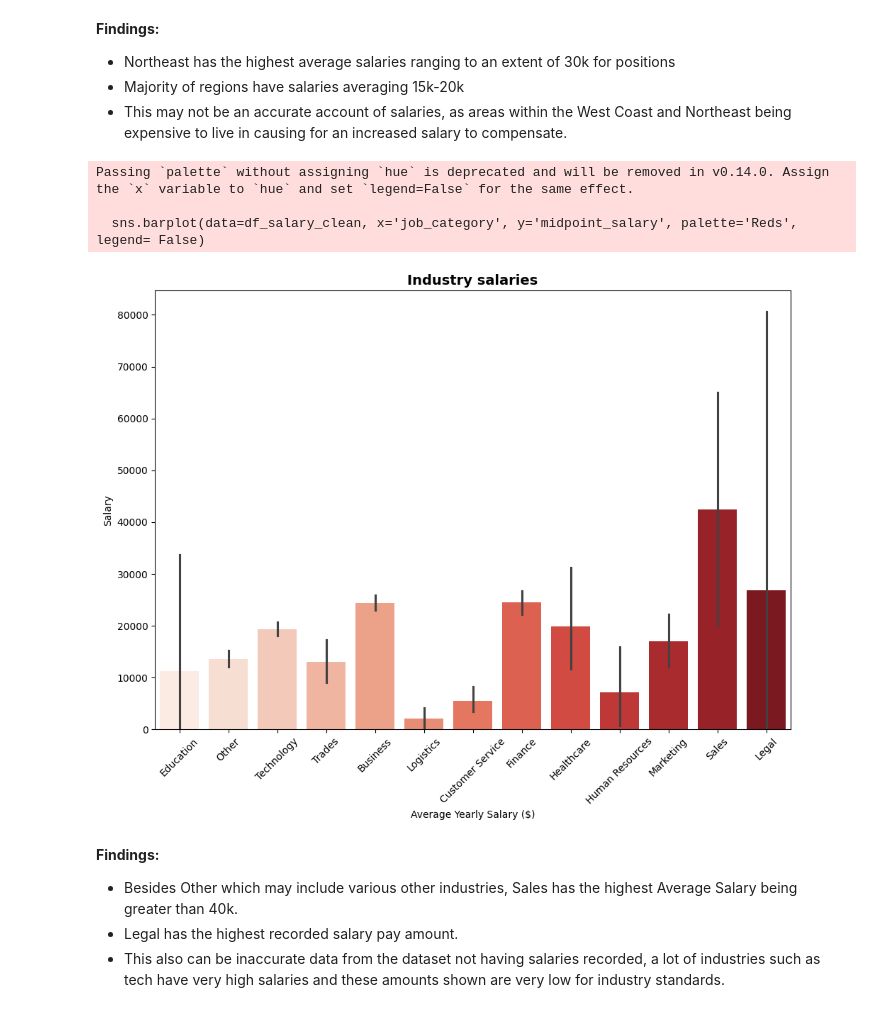
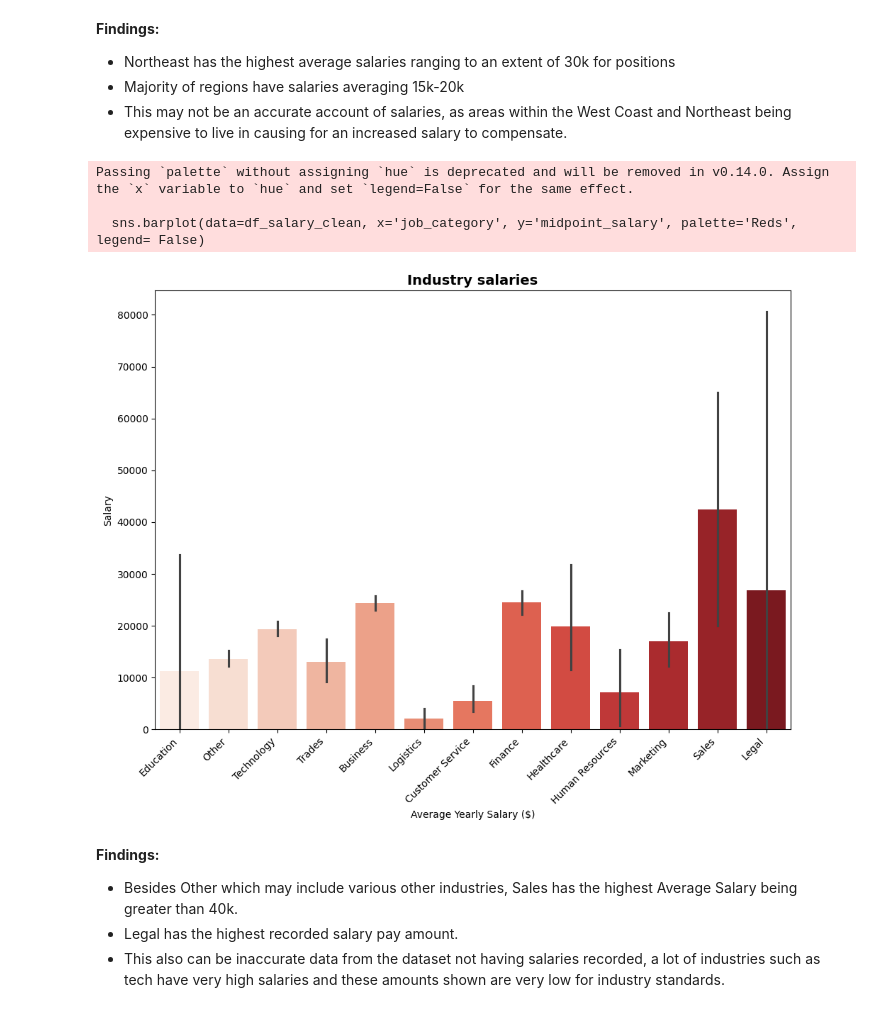
Before and after one commit to PTucc327/Job_Market_Analysis, a Jupyter notebook: job_market_analysis.ipynb, the cells around one changed output. Drawn from its saved outputs; the diff is of its cells as text; code cells hidden in the pictures.

```diff
--- a/job_market_analysis.ipynb
+++ b/job_market_analysis.ipynb
@@ -91,7 +81,7 @@ Goals for this section:
 3. Inspect distributions for title frequency, location, and salary (where available).
 # %%
 # Load data
-df = pd.read_csv("monster_com-job_sample.csv", parse_dates=["date_added"], engine='python')
+df = pd.read_csv("monster_com-job_sample.csv", parse_dates=["date_added"], on_bad_lines='skip')
 
 # View first 10 rows
 print(f"Dataset contains {df.shape[0]} rows and {df.shape[1]} columns.\n")
@@ -667,17 +658,18 @@ plt.show()
 # %%
 plt.figure(figsize=(10, 8))
 sns.barplot(data=df_salary_clean, x='job_category', y='midpoint_salary', palette='Reds', legend= False)
 plt.xlabel("Average Yearly Salary ($)")
-plt.xticks(rotation=45)
+plt.xticks(rotation=45, ha="right", fontsize=10)
+plt.yticks(rotation=0, fontsize=10)
 plt.ylabel("Salary")
 plt.title("Industry salaries", fontdict={'fontsize': 14, 'fontweight': 'bold'})
 plt.tight_layout()
 plt.show()
 # %% [output]
 Passing `palette` without assigning `hue` is deprecated and will be removed in v0.14.0. Assign the `x` variable to `hue` and set `legend=False` for the same effect.
 
   sns.barplot(data=df_salary_clean, x='job_category', y='midpoint_salary', palette='Reds', legend= False)
-[figure, old version]
+[figure, new version]
 # %% [markdown]
 **Findings:**
 - Besides Other which may include various other industries, Sales has the highest Average Salary being greater than 40k.
```
Also changed, not shown: parts of 45 cells of this notebook, 5 other files.
